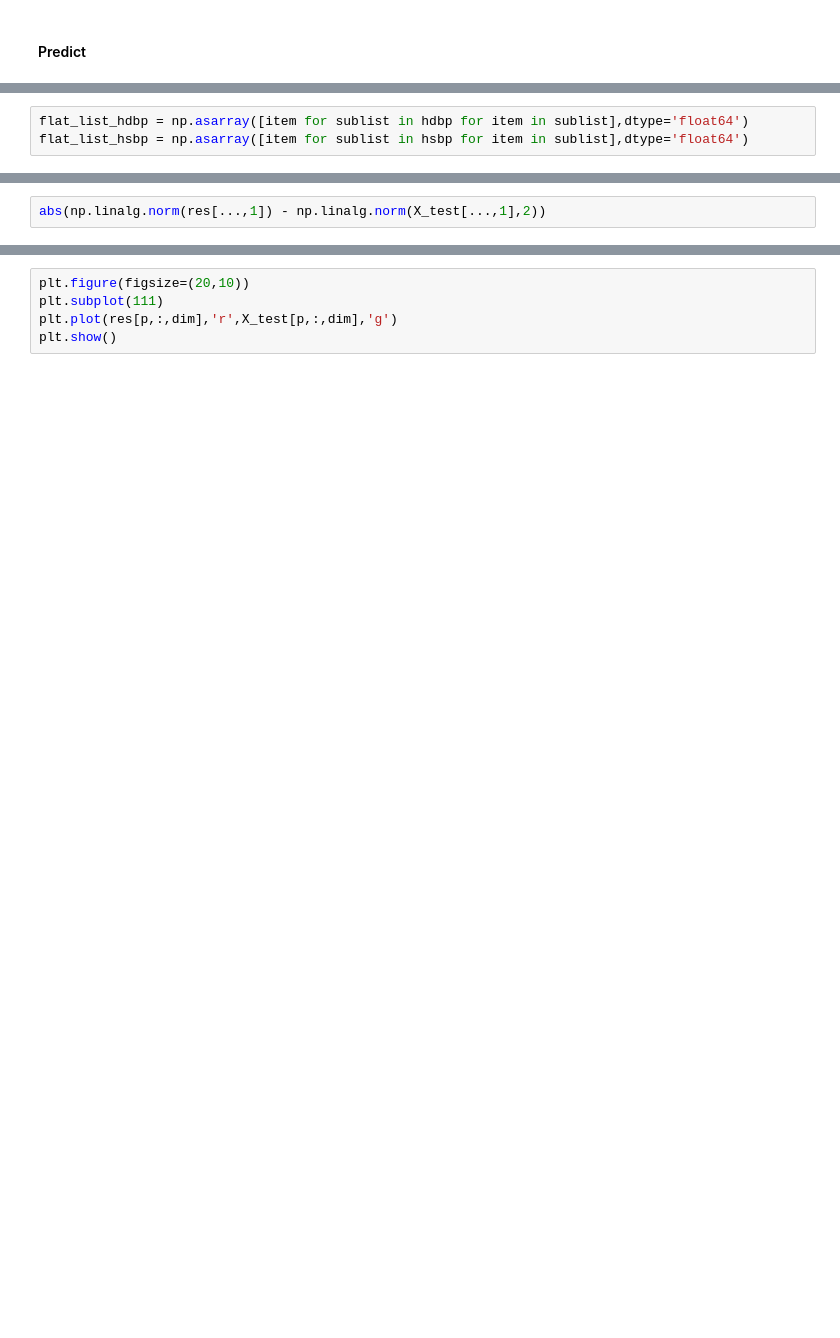
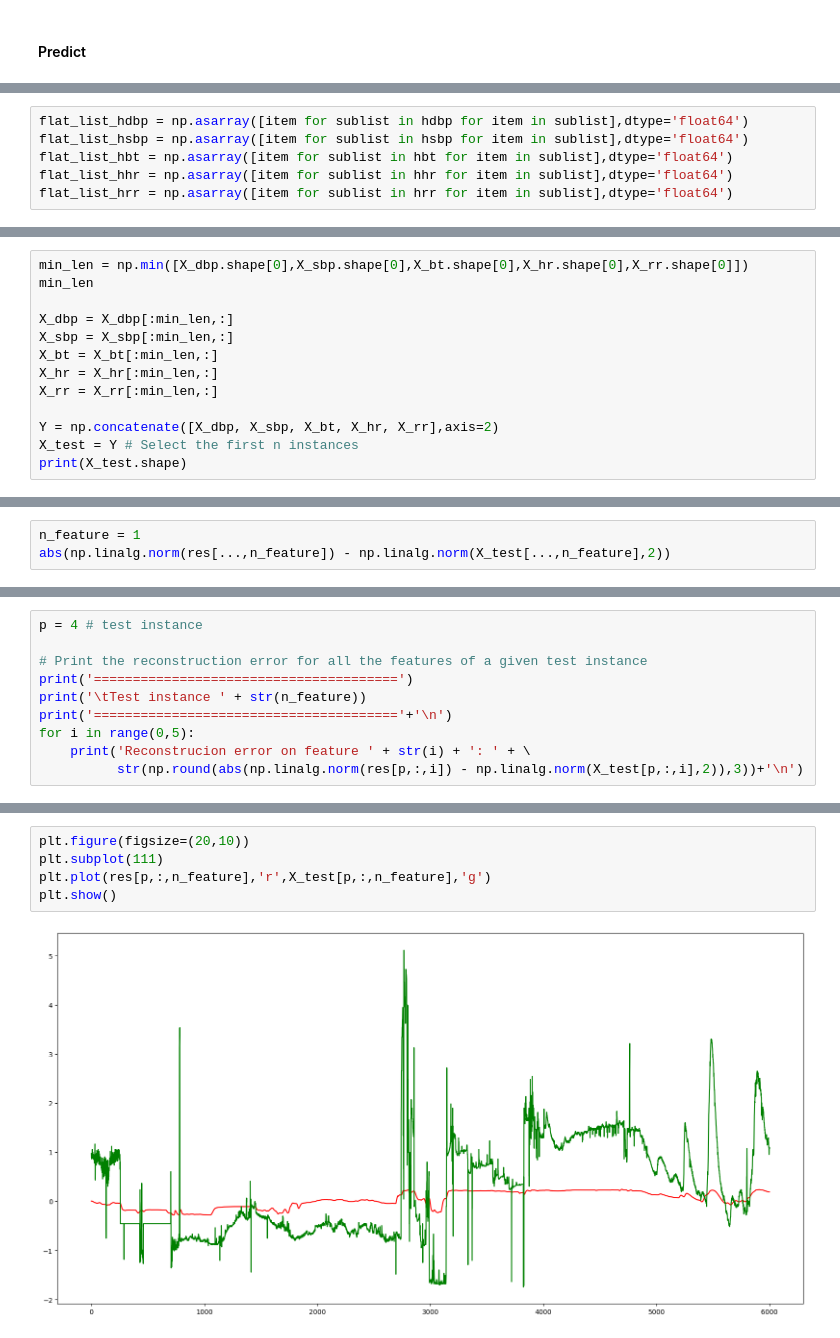
Before and after one commit to RobertoLorusso/AnomalyDetection, a Jupyter notebook: notebooks/VitalDB_Autoencoder.ipynb, the cells around one changed output, grey strips where cells are left out. Drawn from its saved outputs; the diff is of its cells as text; blank space fills up the shorter version.

```diff
--- a/notebooks/VitalDB_Autoencoder.ipynb
+++ b/notebooks/VitalDB_Autoencoder.ipynb
@@ -523,3 +736,6 @@ _,hdbp,hsbp,_,_,_ = normalize(_,hdbp,hsbp,_,_,_)
 # %%
 flat_list_hdbp = np.asarray([item for sublist in hdbp for item in sublist],dtype='float64')
 flat_list_hsbp = np.asarray([item for sublist in hsbp for item in sublist],dtype='float64')
+flat_list_hbt = np.asarray([item for sublist in hbt for item in sublist],dtype='float64')
+flat_list_hhr = np.asarray([item for sublist in hhr for item in sublist],dtype='float64')
+flat_list_hrr = np.asarray([item for sublist in hrr for item in sublist],dtype='float64')
@@ -549,0 +787,13 @@ print(X_test.shape)
+# %%
+min_len = np.min([X_dbp.shape[0],X_sbp.shape[0],X_bt.shape[0],X_hr.shape[0],X_rr.shape[0]])
+min_len
+
+X_dbp = X_dbp[:min_len,:]
+X_sbp = X_sbp[:min_len,:]
+X_bt = X_bt[:min_len,:]
+X_hr = X_hr[:min_len,:]
+X_rr = X_rr[:min_len,:]
+
+Y = np.concatenate([X_dbp, X_sbp, X_bt, X_hr, X_rr],axis=2)
+X_test = Y # Select the first n instances
+print(X_test.shape)
@@ -552,2 +806,3 @@ res = model.predict(X_test)
 # %%
-abs(np.linalg.norm(res[...,1]) - np.linalg.norm(X_test[...,1],2))
+n_feature = 1
+abs(np.linalg.norm(res[...,n_feature]) - np.linalg.norm(X_test[...,n_feature],2))
@@ -564,0 +820,10 @@ abs(np.linalg.norm(res[p,:,dim]) - np.linalg.norm(X_test[p,:,dim],2))
+# %%
+p = 4 # test instance
+
+# Print the reconstruction error for all the features of a given test instance
+print('=======================================')
+print('\tTest instance ' + str(n_feature))
+print('======================================='+'\n')
+for i in range(0,5):
+    print('Reconstrucion error on feature ' + str(i) + ': ' + \
+          str(np.round(abs(np.linalg.norm(res[p,:,i]) - np.linalg.norm(X_test[p,:,i],2)),3))+'\n')
@@ -565,5 +848,7 @@ abs(np.linalg.norm(res[p,:,dim]) - np.linalg.norm(X_test[p,:,dim],2))
 # %%
 plt.figure(figsize=(20,10))
 plt.subplot(111)
-plt.plot(res[p,:,dim],'r',X_test[p,:,dim],'g')
+plt.plot(res[p,:,n_feature],'r',X_test[p,:,n_feature],'g')
 plt.show()
+# %% [output]
+[figure, added]
```
Also changed, not shown: parts of 24 cells of this notebook.
